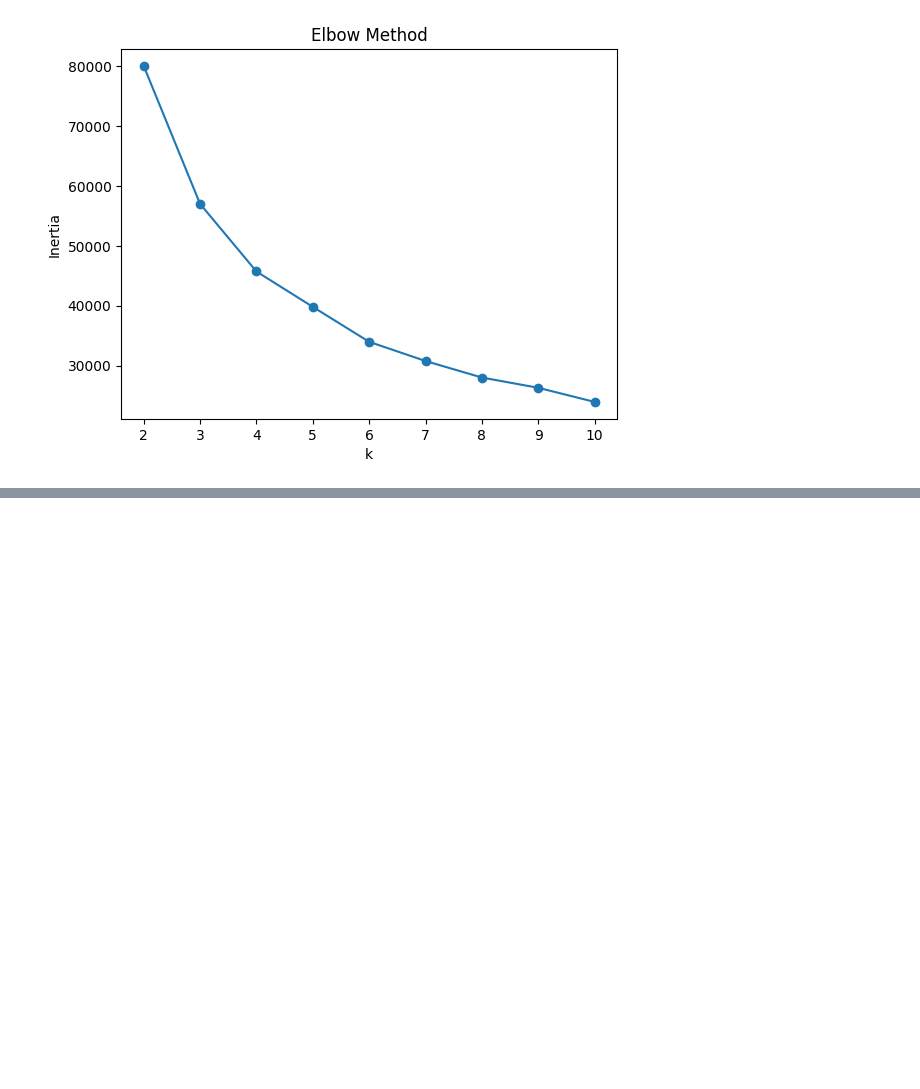
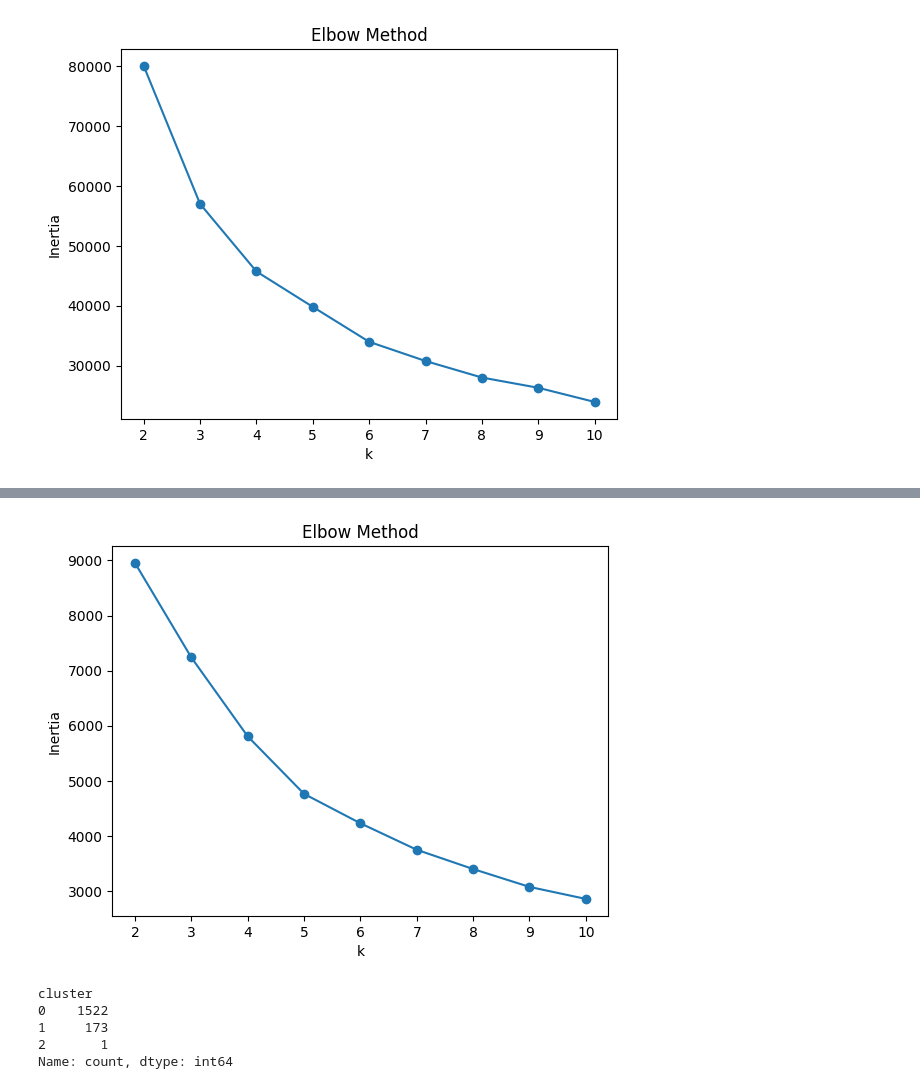
Before and after one commit to data-mining-8/hot-place, a Jupyter notebook: datamining_project.ipynb, the cells around one changed output, grey strips where cells are left out. Saved outputs shown, nothing was run; the diff lists cells and outputs as text; code cells hidden in the pictures; blank space fills up the shorter version.

```diff
--- a/datamining_project.ipynb
+++ b/datamining_project.ipynb
@@ -298,0 +347,12 @@ ImportError: Missing optional dependency 'Jinja2'. DataFrame.style requires jinj
+# %%
+selected_df = pd.DataFrame()
+selected_df["총_유동인구_수"] = merged["총_유동인구_수"]
+selected_df["당월_매출_금액"] = merged["당월_매출_금액"]
+selected_df["야간유동인구비율 "] = (merged["시간대_17_21_유동인구_수"]
+                            + merged["시간대_21_24_유동인구_수"]
+                            + merged["시간대_00_06_유동인구_수"]) / merged["총_유동인구_수"]
+selected_df["청년층_유동인구_비율"] = (merged["연령대_20_유동인구_수"] + merged["연령대_30_유동인구_수"])/merged["총_유동인구_수"]
+selected_df["점포당_월매출액"] = merged["당월_매출_금액"] / merged["유사_업종_점포_수"]
+selected_df["객단가 "] = merged["당월_매출_금액"] / merged["당월_매출_건수"]
+selected_df["개업_율"] = merged["개업_율"]
+selected_df["프랜차이즈_점포_비율"] = merged["프랜차이즈_점포_수"] / merged["유사_업종_점포_수"]
@@ -298,0 +375,12 @@ ImportError: Missing optional dependency 'Jinja2'. DataFrame.style requires jinj
+# %%
+# 표준화 후 PCA 분석
+feature_cols = [c for c in selected_df.columns
+                if c not in ("행정동_코드", "기준_년분기_코드") and selected_df[c].dtype != 'object']
+
+scaler = StandardScaler()
+X_scaled = scaler.fit_transform(selected_df[feature_cols])
+
+pca = PCA(n_components=0.95, random_state=42, svd_solver='full')
+X_pca = pca.fit_transform(X_scaled)
+
+print(f"PCA → {X_pca.shape[1]} components (cum var {pca.explained_variance_ratio_.sum():.2%})")
@@ -298,0 +421,27 @@ ImportError: Missing optional dependency 'Jinja2'. DataFrame.style requires jinj
+# %%
+from sklearn.cluster import KMeans
+import matplotlib.pyplot as plt
+
+ks, inertias = [], []
+for k in range(2, 11):
+    km = KMeans(n_clusters=k, random_state=42, n_init=10).fit(X_pca)
+    ks.append(k)
+    inertias.append(km.inertia_)
+
+plt.plot(ks, inertias, 'o-')
+plt.title("Elbow Method")
+plt.xlabel("k"); plt.ylabel("Inertia")
+plt.show()
+# %% [output]
+[figure, added]
+# %%
+# kmeans 클러스터링 적용
+kmeans = KMeans(n_clusters=5, random_state=42, n_init=10)
+selected_df['cluster'] = kmeans.fit_predict(X_pca)
+selected_df['cluster'].value_counts().sort_index()
+# %% [output]
+cluster
+0    1522
+1     173
+2       1
+Name: count, dtype: int64
```
Also changed, not shown: parts of 11 cells of this notebook.
